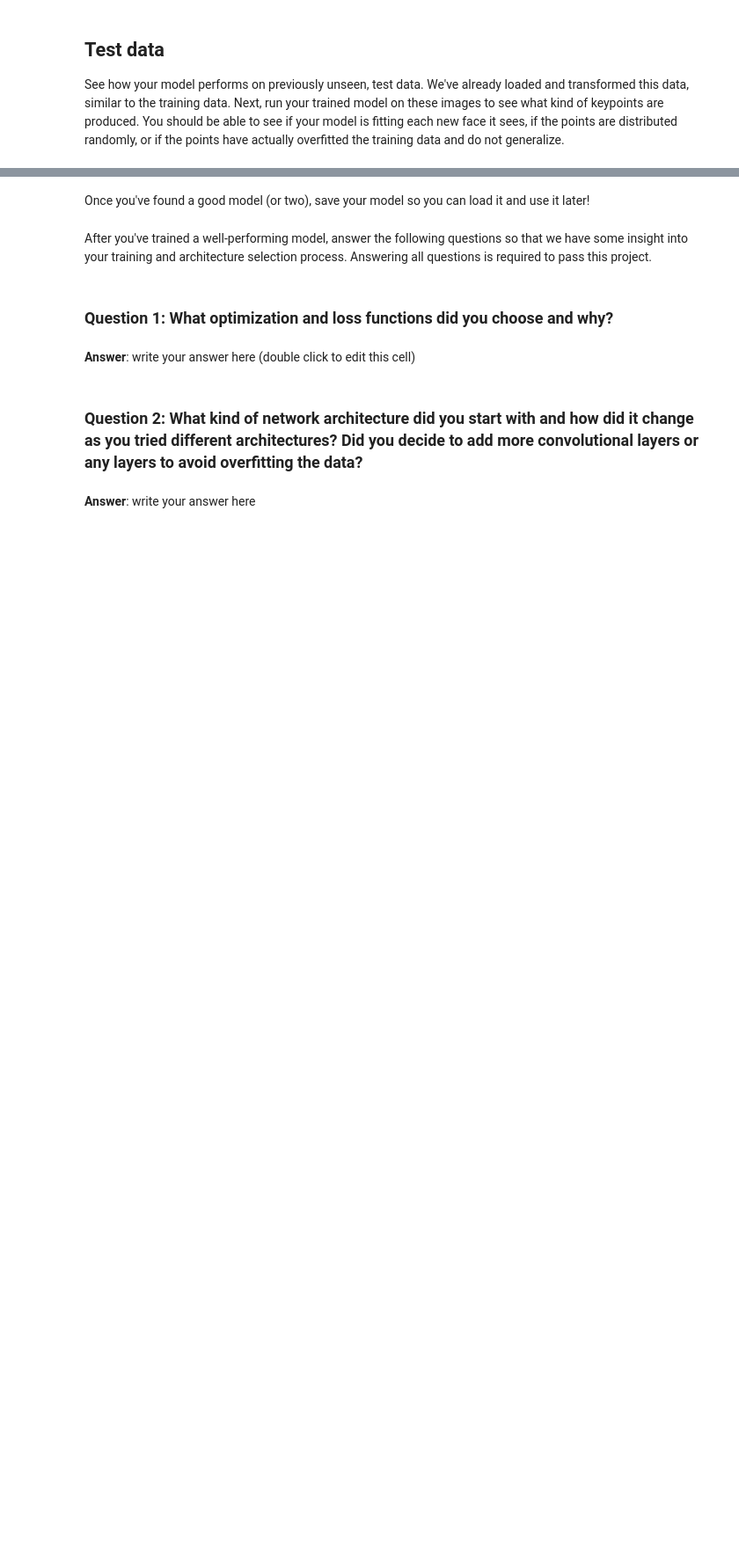
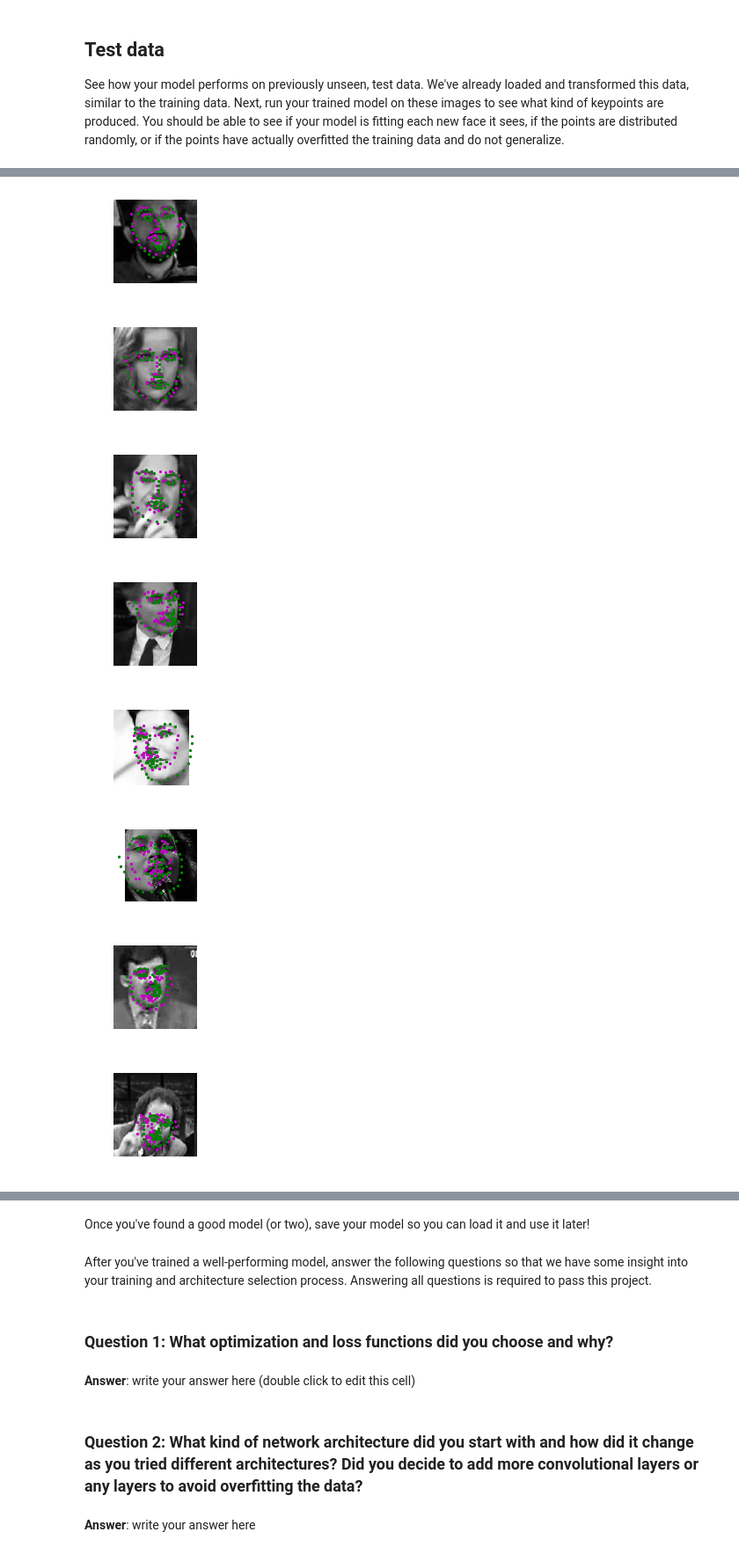
Before and after one commit to ablacklama/Facial-Keypoints, a Jupyter notebook: 2. Define the Network Architecture.ipynb, the cells around one changed output, grey strips where cells are left out. Shown at 88% size. Saved outputs shown, nothing was run; the diff lists cells and outputs as text; code cells hidden in the pictures; blank space fills up the shorter version.

```diff
--- a/2. Define the Network Architecture.ipynb
+++ b/2. Define the Network Architecture.ipynb
@@ -384,5 +435,14 @@ print(gt_pts.size())
 # %%
 ## TODO: visualize your test output
 # you can use the same function as before, by un-commenting the line below:
 
-# visualize_output(test_images, test_outputs, gt_pts)
+visualize_output(test_images, test_outputs, gt_pts)
+# %% [output]
+[figure, added]
+[figure, added]
+[figure, added]
+[figure, added]
+[figure, added]
+[figure, added]
+[figure, added]
+[figure, added]
```
Also changed, not shown: parts of 11 cells of this notebook, 1 other file.
